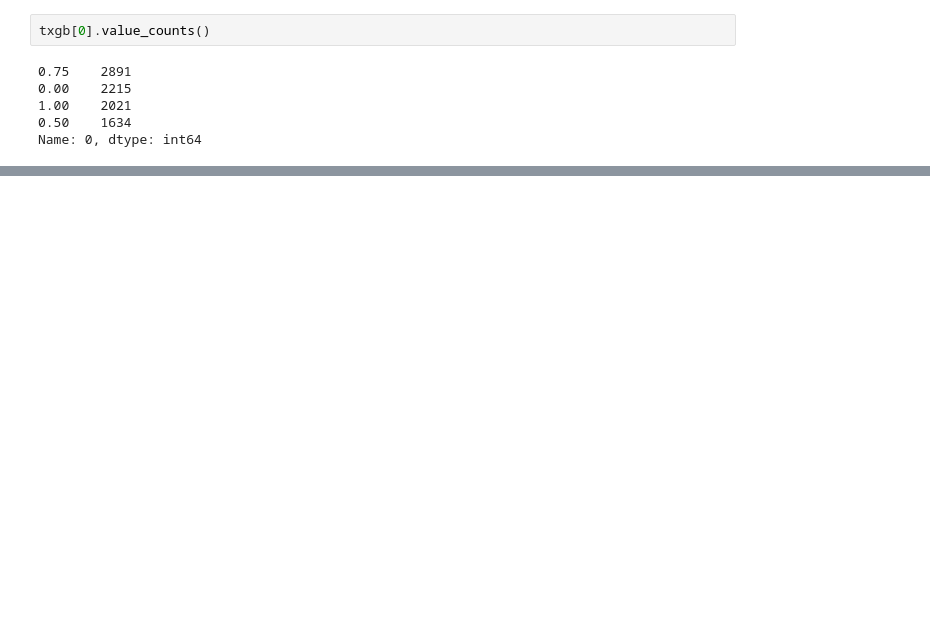
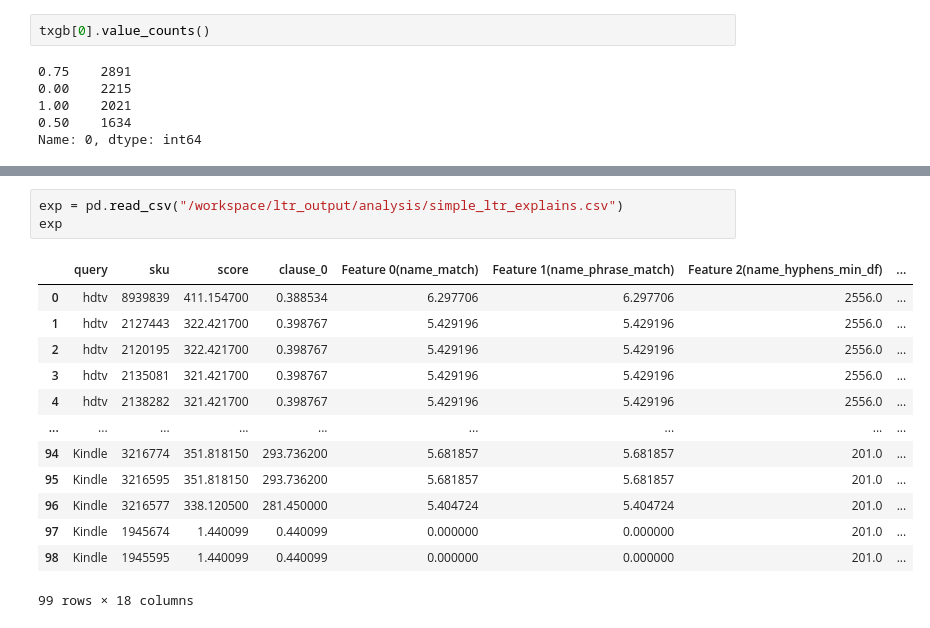
Before and after one commit to saikrishnaponnam/search_with_machine_learning_course, a Jupyter notebook: week2/Untitled.ipynb, the cells around one changed output, grey strips where cells are left out. Drawn from its saved outputs; the diff is of its cells as text; blank space fills up the shorter version.

```diff
--- a/week2/Untitled.ipynb
+++ b/week2/Untitled.ipynb
@@ -97,0 +106,17 @@ Name: 0, dtype: int64
+# %%
+exp = pd.read_csv("/workspace/ltr_output/analysis/simple_ltr_explains.csv")
+exp
+# %% [output]
+|  | query | sku | score | clause_0 | Feature 0(name_match) | Feature 1(name_phrase_match) | Feature 2(name_hyphens_min_df) | ... |
+| 0 | hdtv | 8939839 | 411.154700 | 0.388534 | 6.297706 | 6.297706 | 2556.0 | ... |
+| 1 | hdtv | 2127443 | 322.421700 | 0.398767 | 5.429196 | 5.429196 | 2556.0 | ... |
+| 2 | hdtv | 2120195 | 322.421700 | 0.398767 | 5.429196 | 5.429196 | 2556.0 | ... |
+| 3 | hdtv | 2135081 | 321.421700 | 0.398767 | 5.429196 | 5.429196 | 2556.0 | ... |
+| 4 | hdtv | 2138282 | 321.421700 | 0.398767 | 5.429196 | 5.429196 | 2556.0 | ... |
+| ... | ... | ... | ... | ... | ... | ... | ... | ... |
+| 94 | Kindle | 3216774 | 351.818150 | 293.736200 | 5.681857 | 5.681857 | 201.0 | ... |
+| 95 | Kindle | 3216595 | 351.818150 | 293.736200 | 5.681857 | 5.681857 | 201.0 | ... |
+| 96 | Kindle | 3216577 | 338.120500 | 281.450000 | 5.404724 | 5.404724 | 201.0 | ... |
+| 97 | Kindle | 1945674 | 1.440099 | 0.440099 | 0.000000 | 0.000000 | 201.0 | ... |
+| 98 | Kindle | 1945595 | 1.440099 | 0.440099 | 0.000000 | 0.000000 | 201.0 | ... |
+99 rows × 18 columns
```
Also changed, not shown: parts of 4 cells of this notebook, 4 other files.
